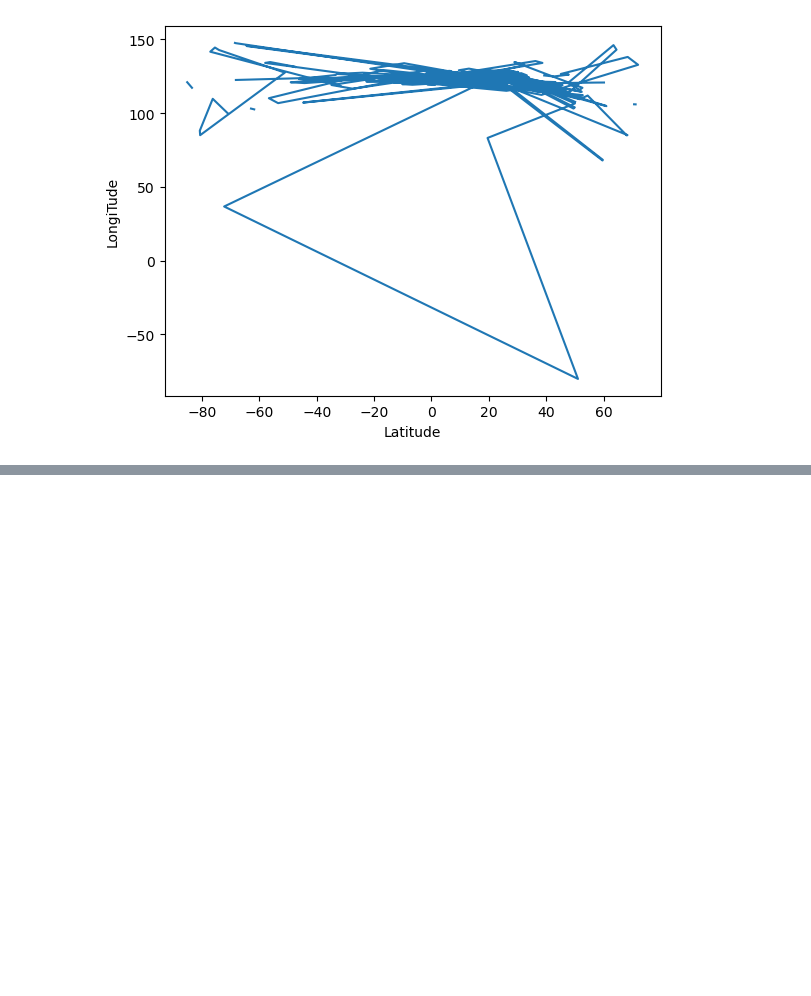
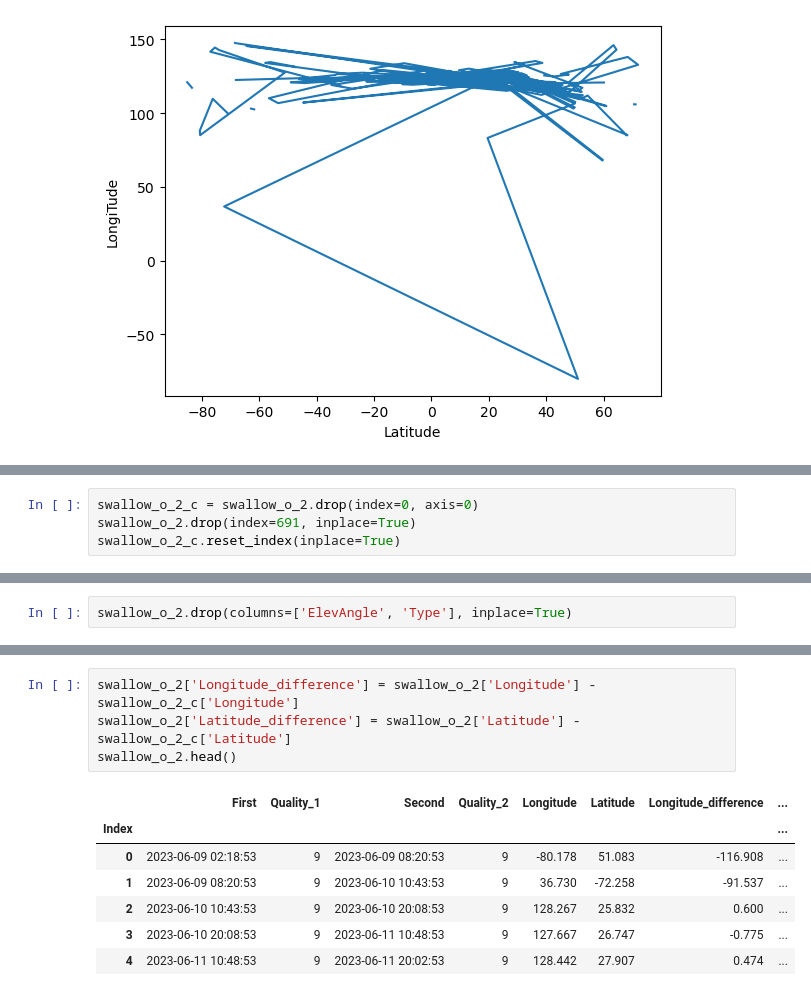
Before and after one commit to brotherjoo/Swallow-Data-Analysis, a Jupyter notebook: model.ipynb, the cells around one changed output, grey strips where cells are left out. Cells and saved outputs as stored; diff of their text form; blank space fills up the shorter version.

```diff
--- a/model.ipynb
+++ b/model.ipynb
@@ -87,0 +140,4 @@ plt.show()
+# %%
+swallow_o_2_c = swallow_o_2.drop(index=0, axis=0)
+swallow_o_2.drop(index=691, inplace=True)
+swallow_o_2_c.reset_index(inplace=True)
@@ -87,0 +146,2 @@ plt.show()
+# %%
+swallow_o_2.drop(columns=['ElevAngle', 'Type'], inplace=True)
@@ -87,0 +160,12 @@ plt.show()
+# %%
+swallow_o_2['Longitude_difference'] = swallow_o_2['Longitude'] - swallow_o_2_c['Longitude']
+swallow_o_2['Latitude_difference'] = swallow_o_2['Latitude'] - swallow_o_2_c['Latitude']
+swallow_o_2.head()
+# %% [output]
+|  | First | Quality_1 | Second | Quality_2 | Longitude | Latitude | Longitude_difference | ... |
+| Index |  |  |  |  |  |  |  | ... |
+| 0 | 2023-06-09 02:18:53 | 9 | 2023-06-09 08:20:53 | 9 | -80.178 | 51.083 | -116.908 | ... |
+| 1 | 2023-06-09 08:20:53 | 9 | 2023-06-10 10:43:53 | 9 | 36.730 | -72.258 | -91.537 | ... |
+| 2 | 2023-06-10 10:43:53 | 9 | 2023-06-10 20:08:53 | 9 | 128.267 | 25.832 | 0.600 | ... |
+| 3 | 2023-06-10 20:08:53 | 9 | 2023-06-11 10:48:53 | 9 | 127.667 | 26.747 | -0.775 | ... |
+| 4 | 2023-06-11 10:48:53 | 9 | 2023-06-11 20:02:53 | 9 | 128.442 | 27.907 | 0.474 | ... |
```
Also changed, not shown: parts of 18 cells of this notebook, 1 other file.
